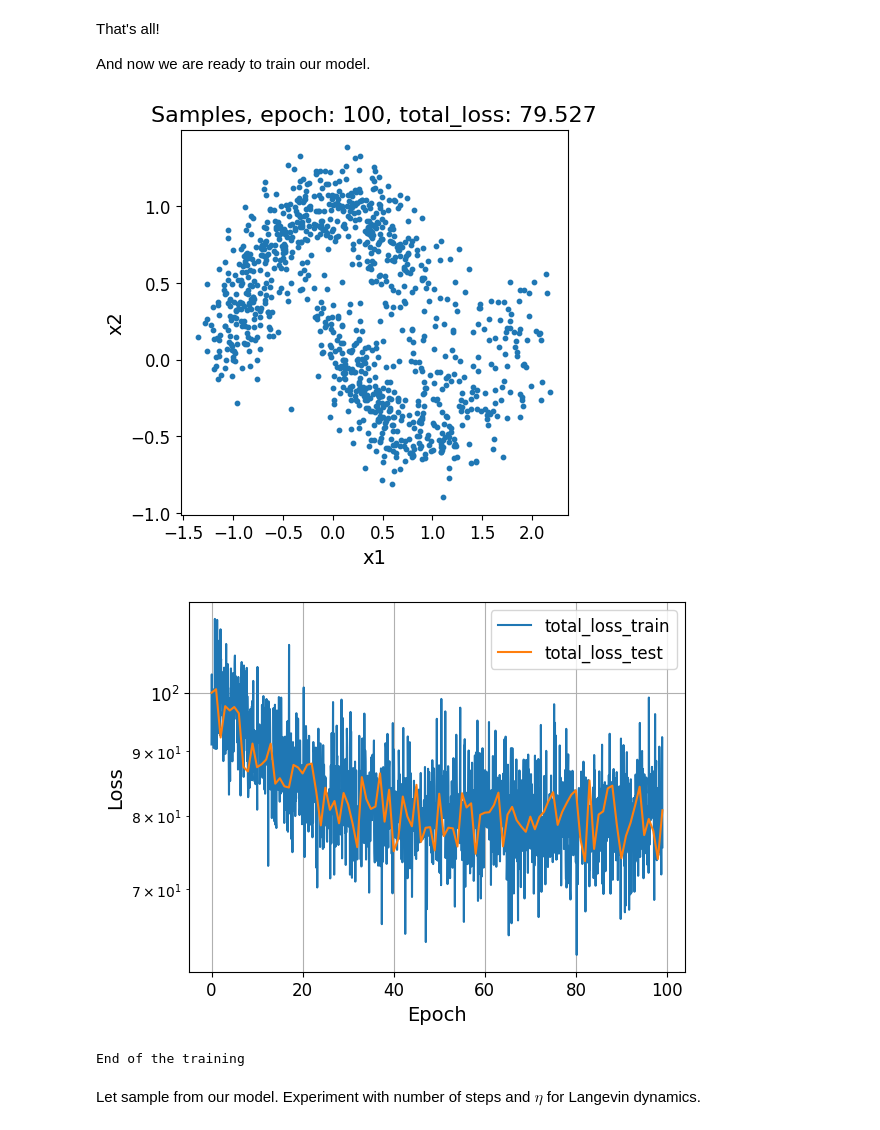
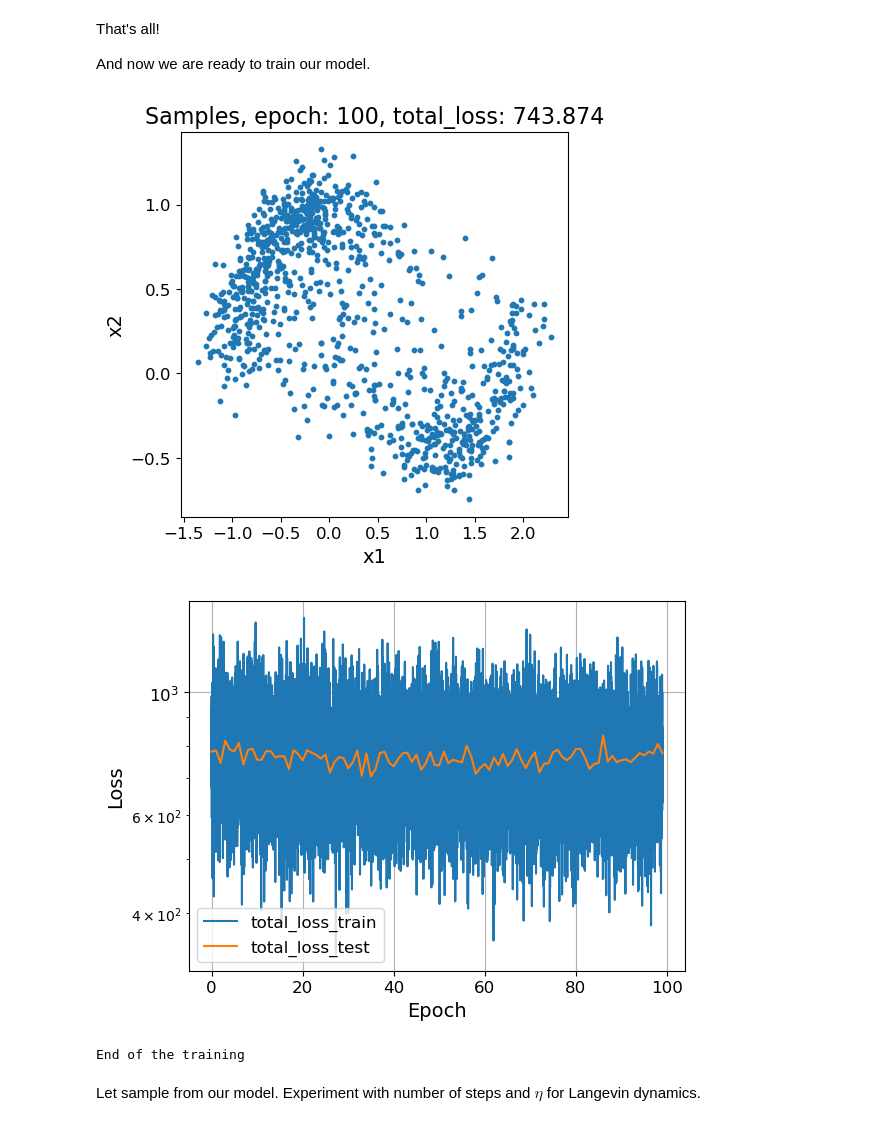
Before and after one commit to collateraris/ML_courses_GenAI_NLP, a Jupyter notebook: scientificProject/GenAI/hw4/hw4.ipynb, the cells around one changed output. Saved outputs shown, nothing was run; the diff lists cells and outputs as text; code cells hidden in the pictures.

```diff
--- a/scientificProject/GenAI/hw4/hw4.ipynb
+++ b/scientificProject/GenAI/hw4/hw4.ipynb
@@ -107,7 +152,9 @@ class DenoisingScoreMatcher(BaseModel):
         # ====
         # your code
         # sample gaussian noise
+        epsilon = torch.randn_like(x)
         # perturb samples using the noise and sigma
+        noisy_x = x + self.sigma * epsilon
 
         # =====
 
@@ -118,6 +165,9 @@ class DenoisingScoreMatcher(BaseModel):
         # your code
         # compute the loss
         # it is mse between score function and gradient of the normal distribution
+        # gradient of log q(x_σ | x) = -ε/σ
+        target = -epsilon / self.sigma
+        loss = F.mse_loss(s, target, reduction='none')
 
         # =====
         return loss
@@ -129,6 +179,13 @@ class DenoisingScoreMatcher(BaseModel):
         # =====
         # your code
         # apply Langevin dynamics in for-cycle to the starting point x
+        for _ in range(num_steps):
+            # Get score from model (no gradients needed during sampling)
+            score = self.score_model(x)
+
+            # Update x: x_{l+1} = x_l + (eta/2) * score(x_l) + sqrt(eta) * epsilon
+            epsilon = torch.randn_like(x)
+            x = x + (eta / 2) * score + math.sqrt(eta) * epsilon
 
         # =====
         return x
@@ -166,46 +223,55 @@ And now we are ready to train our model.
 # ====
 # your code
 # choose these parameters
-BATCH_SIZE =
-EPOCHS =
-LR =
-HIDDEN_SIZE =
-SIGMA =
+BATCH_SIZE = 32
+EPOCHS = 100
+LR = 1e-2
+HIDDEN_SIZE = 128
+SIGMA = 0.1
 # ====
 
 train_loader = data.DataLoader(train_data, batch_size=BATCH_SIZE, shuffle=True)
 test_loader = data.DataLoader(test_data, batch_size=BATCH_SIZE, shuffle=True)
 
 # ====
 # your code
 # define sequential model
 # it is enough to use the sequence of Linear layers with activations
+score_model = nn.Sequential(
+    nn.Linear(2, HIDDEN_SIZE),
+    nn.SiLU(),
+    nn.Linear(HIDDEN_SIZE, HIDDEN_SIZE),
+    nn.SiLU(),
+    nn.Linear(HIDDEN_SIZE, HIDDEN_SIZE),
+    nn.SiLU(),
+    nn.Linear(HIDDEN_SIZE, 2)
+)
 
 # ====
 
 matcher = DenoisingScoreMatcher(
     score_model=score_model, input_shape=(2,), sigma=SIGMA
 )
 
 # choose any optimizer/scheduler as you want
 optimizer = torch.optim.Adam(matcher.parameters(), lr=LR)
 scheduler = torch.optim.lr_scheduler.StepLR(optimizer, step_size=1, gamma=0.95)
 
 train_model(
     matcher,
     train_loader,
     test_loader,
     epochs=EPOCHS,
     optimizer=optimizer,
     scheduler=scheduler,
     device=DEVICE,
     n_samples=1024,
     visualize_samples=True,
     logscale_y=True,
 )
 # %% [output]
-[figure, old version]
+[figure, new version]
-[figure, old version]
+[figure, new version]
 End of the training
 # %% [markdown]
 Let sample from our model. Experiment with number of steps and $\eta$ for Langevin dynamics.
```
Also changed, not shown: parts of 4 cells of this notebook.
